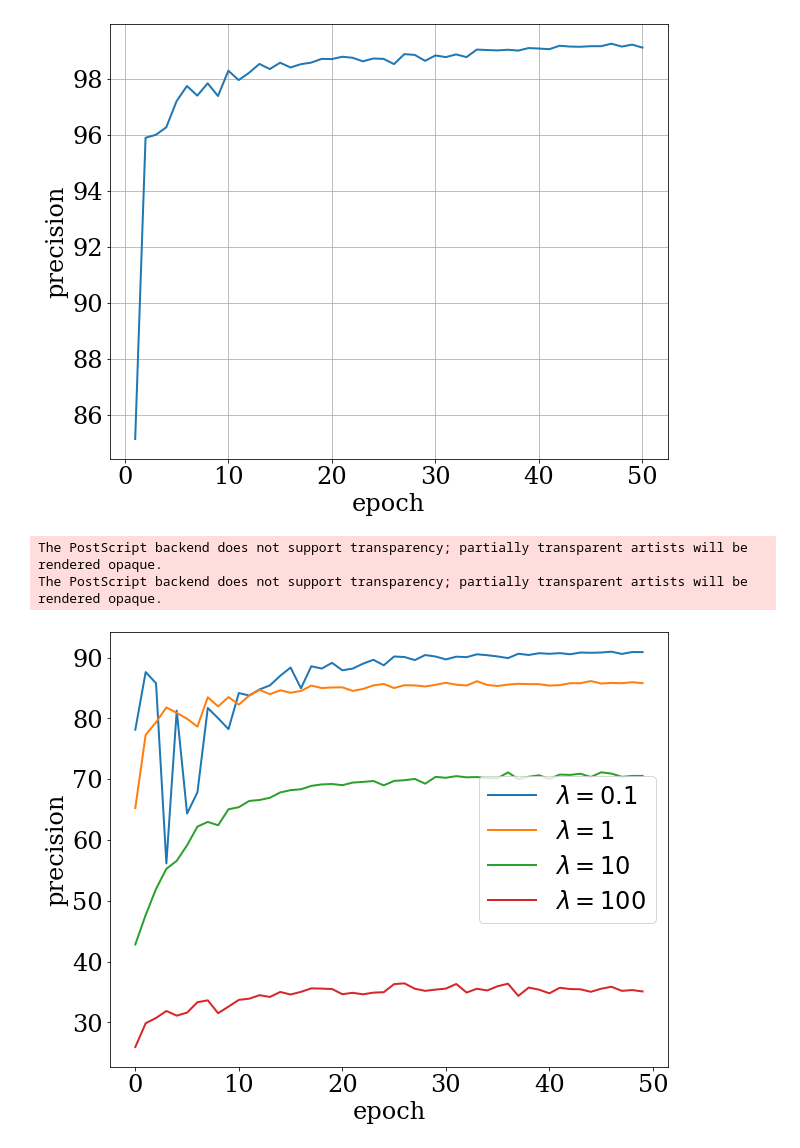
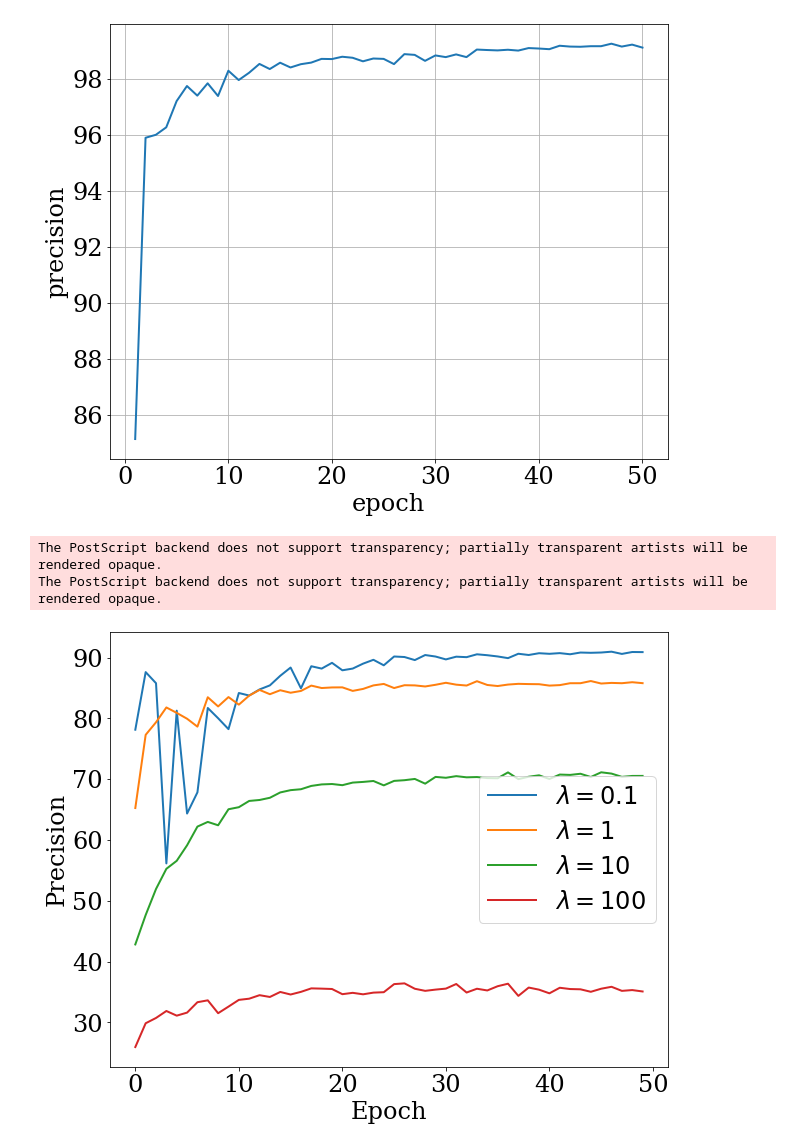
Before and after one commit to Intelligent-Systems-Phystech/2021-Project85, a Jupyter notebook: code/Parse_results.ipynb, the cells around one changed output. Saved outputs shown, nothing was run; the diff lists cells and outputs as text; code cells hidden in the pictures.

```diff
--- a/code/Parse_results.ipynb
+++ b/code/Parse_results.ipynb
@@ -11,7 +15,7 @@ plt.rcParams['legend.fontsize'] = 24
 plt.rcParams['axes.titlesize'] = 36
 plt.rcParams['axes.labelsize'] = 24
 # %%
-with open('mnist_first_output.txt', 'r') as fin:
+with open('outputs/mnist_first_output.txt', 'r') as fin:
     s = fin.readlines()[:448]
 #     print(re.findall('Valid: \[50/50\] Final Prec@1 \d\d\.\d{4}\\%', 'Valid: [50/50] Final Prec@1 99.1233%'))
     final_scores_str = re.findall('Valid: \[ ?\d+/50\] Final Prec@1 \d\d\.\d{4}\\%',
@@ -32,24 +36,24 @@ plt.savefig('first_exp.png')
 [figure]
 # %%
 def get_result(lam):
-    with open(f'mnist_l{lam}_seed_0.txt', 'r') as fin:
+    with open(f'outputs/mnist_l{lam}_seed_0.txt', 'r') as fin:
         s = fin.readlines()
         final_scores_str = re.findall('Valid: \[ ?\d+/50\] Final Prec@1 \d\d\.\d{4}\\%',
                                   str(reduce(lambda el, acm : acm + el, s, '')))
         final_scores_str = list(reversed(final_scores_str))
         return list(map(lambda el : float(el[-8:-1]), final_scores_str))[:50]
 # TEST
 lambda_array = [0.1, 1, 10, 100]
 resuls = [get_result(l) for l in lambda_array]
 plt.figure(figsize=(10, 8))
 for r, l in zip(resuls, lambda_array):
     plt.plot(range(len(r)), r, label=f'$\lambda = {l}$')
-plt.xlabel('epoch')
-plt.ylabel('precision')
+plt.xlabel('Epoch')
+plt.ylabel('Precision')
 plt.legend()
 plt.savefig('../fig/basic_exp.eps')
 plt.show()
 # %% [output]
 The PostScript backend does not support transparency; partially transparent artists will be rendered opaque.
 The PostScript backend does not support transparency; partially transparent artists will be rendered opaque.
-[figure, old version]
+[figure, new version]
```
Also changed, not shown: parts of 3 cells of this notebook, 21 other files.
